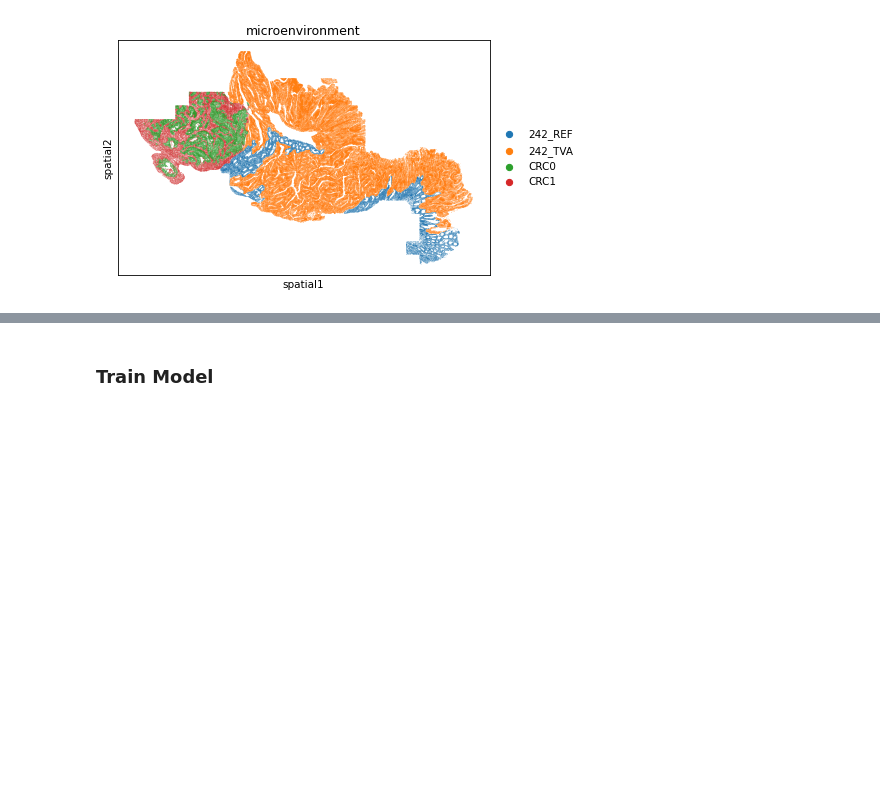
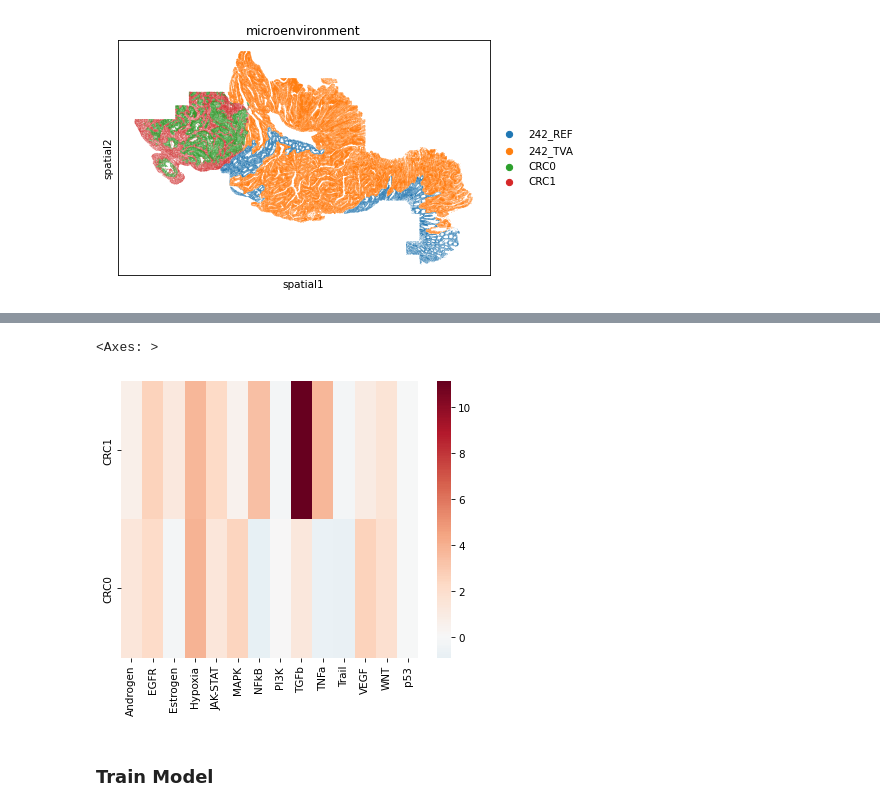
Before and after one commit to PMBio/cellina, a Jupyter notebook: test.ipynb, the cells around one changed output, grey strips where cells are left out. Saved outputs shown, nothing was run; the diff lists cells and outputs as text; code cells hidden in the pictures; blank space fills up the shorter version.

Commit message:
check enrichment

```diff
--- a/test.ipynb
+++ b/test.ipynb
@@ -235,0 +240,10 @@ sc.pl.spatial(adata, color='microenvironment', spot_size=100)
+# %%
+progeny = dc.op.progeny(organism='human', top=500)
+# %%
+pdata = dc.pp.pseudobulk(
+    adata=adata,
+    sample_col='microenvironment',
+    groups_col=None,
+    mode="sum",
+    layer='counts'
+)
@@ -236,3 +253,28 @@ sc.pl.spatial(adata, color='microenvironment', spot_size=100)
+# %%
+import pandas as pd
+
+crc_envs = [m for m in pdata.obs['microenvironment'].unique() if 'CRC' in m]
+
+df = pd.concat(
+    [
+        pd.Series(
+            (pdata[pdata.obs['microenvironment'] == env].X -
+             pdata[pdata.obs['microenvironment'] == f'{slide_id}_REF'].X).flatten(),
+            index=pdata.var_names,
+            name=env
+        )
+        for env in crc_envs
+    ],
+    axis=1
+).T
+# %%
+enrichment, _ = dc.mt.ulm(df, net=progeny)
+# %%
+import seaborn as sns
+sns.heatmap(enrichment, cmap='RdBu_r', center=0)
+# %% [output]
+<Axes: >
+[figure, added]
 # %% [markdown]
 ### Train Model
 # %%
```
Also changed, not shown: parts of 4 cells of this notebook.
